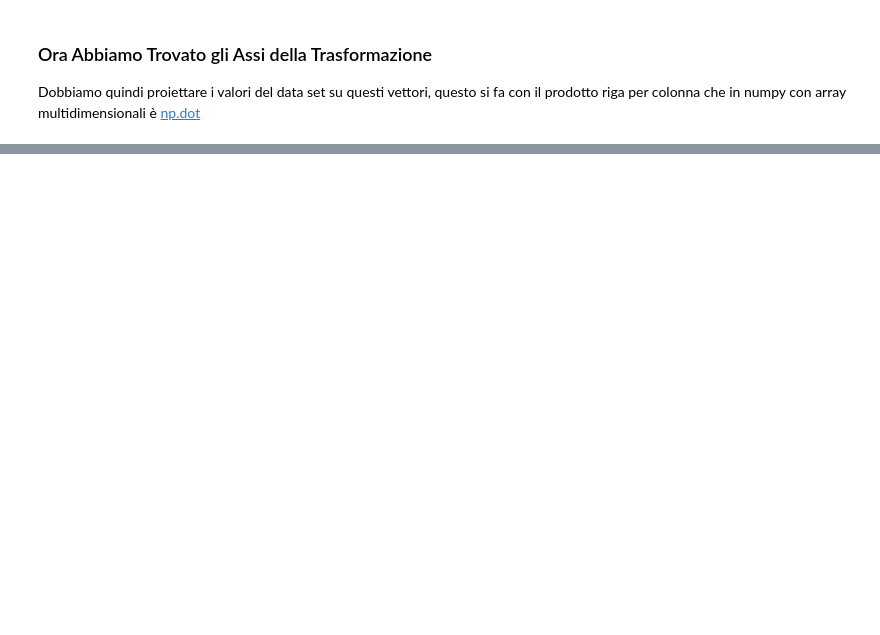
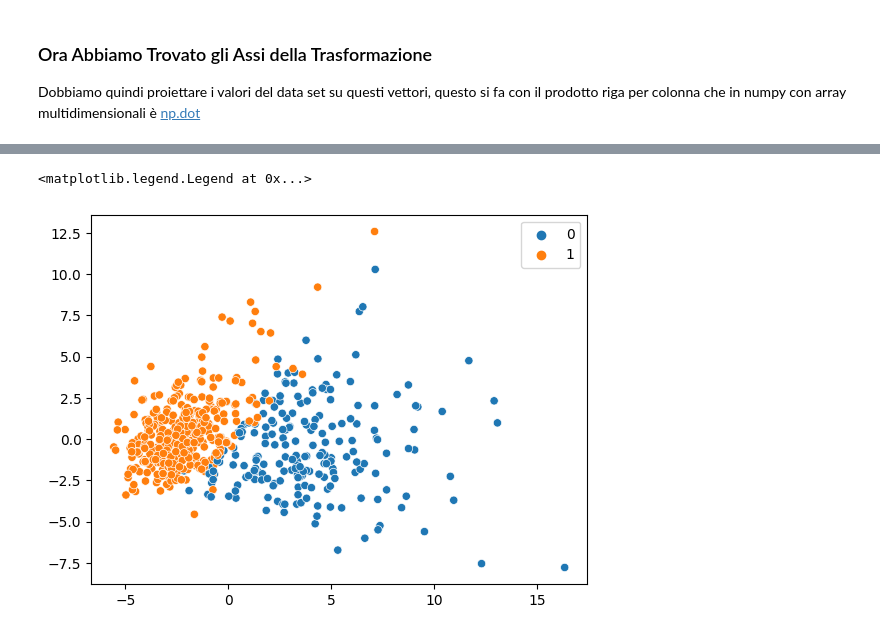
Before and after one commit to pg-88/IFOA_ML_AI, a Jupyter notebook: python/esempio_PCA.ipynb, the cells around one changed output, grey strips where cells are left out. Drawn from its saved outputs; the diff is of its cells as text; code cells hidden in the pictures; blank space fills up the shorter version.

```diff
--- a/python/esempio_PCA.ipynb
+++ b/python/esempio_PCA.ipynb
@@ -217,0 +317,4 @@ from sklearn.datasets import load_breast_cancer
+# %%
+orig_df = load_breast_cancer() ## viene caricato come dictionary
+# orig_df['target_names']
+print(orig_df.DESCR)
@@ -217,0 +359,5 @@ from sklearn.datasets import load_breast_cancer
+# %%
+sns.scatterplot(x=principal_components[:,0], y=principal_components[:,1], hue=orig_df['target'])
+# %% [output]
+<matplotlib.legend.Legend at 0x...>
+[figure, added]
```
Also changed, not shown: parts of 22 cells of this notebook.
